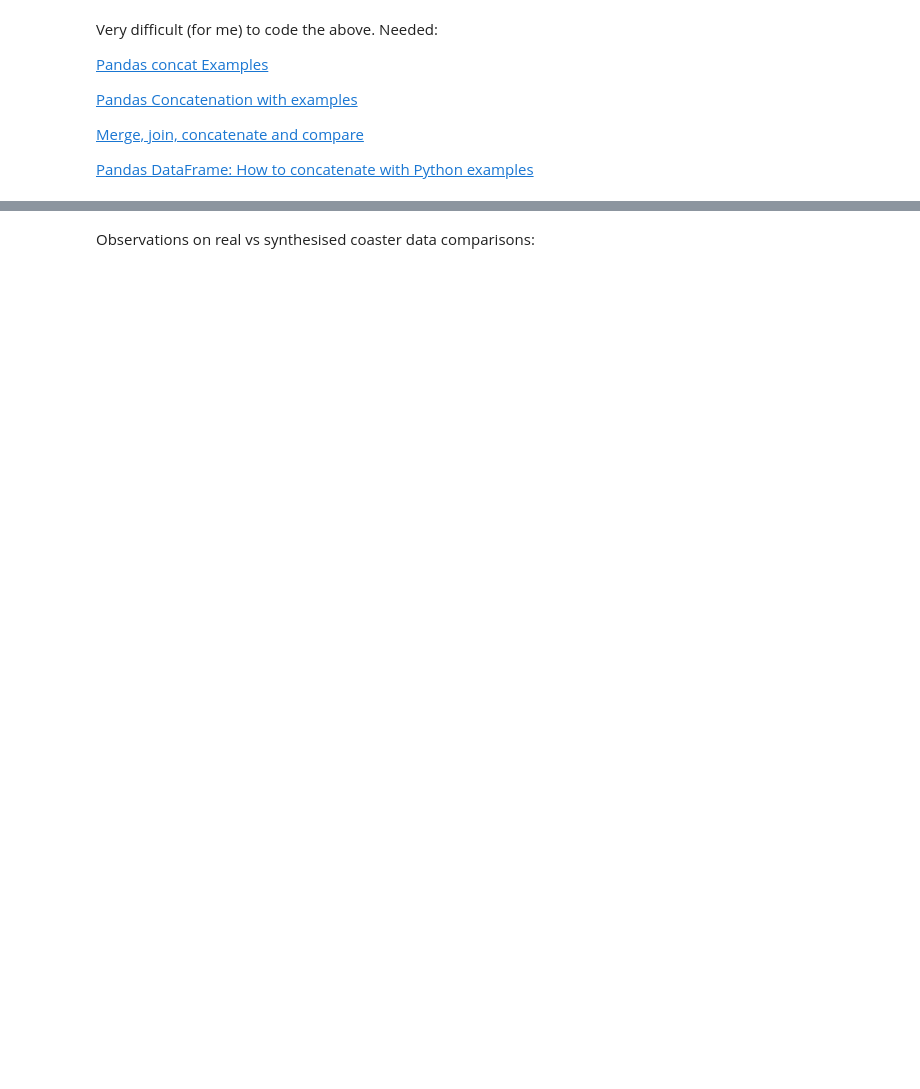
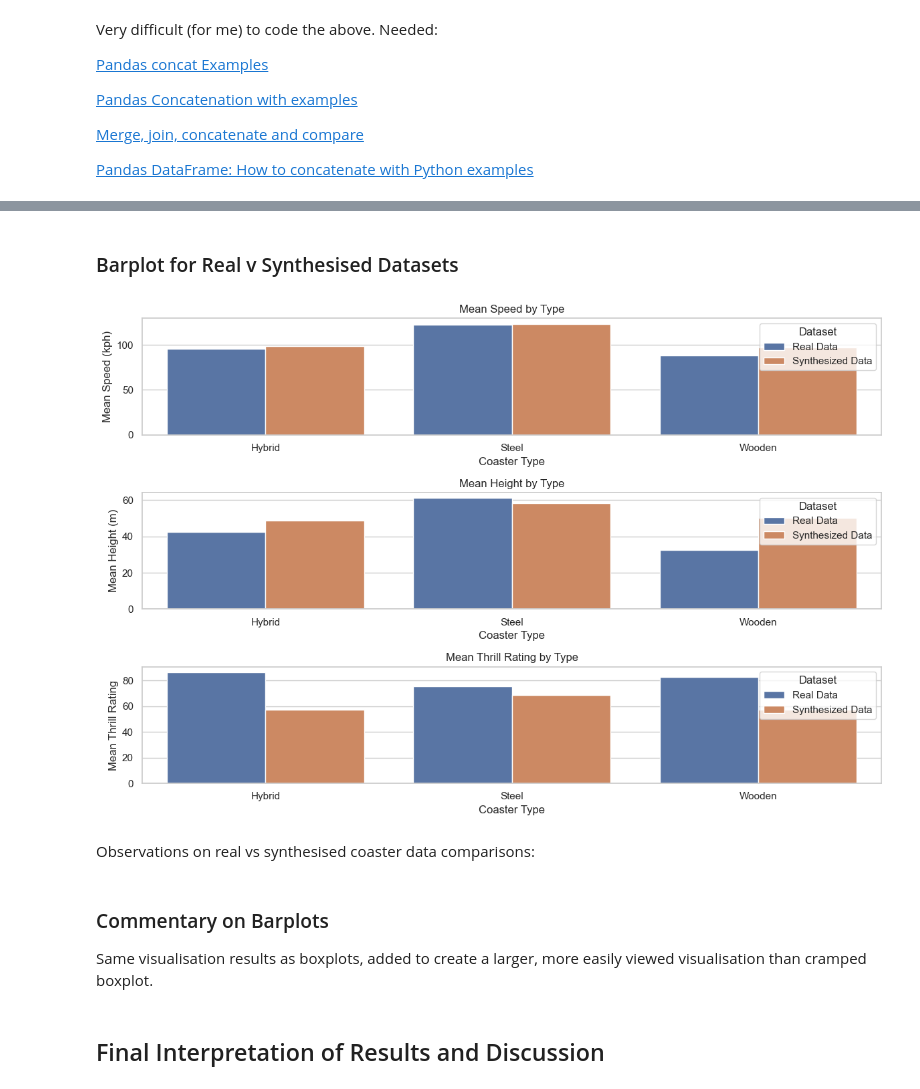
Before and after one commit to Gerbs2193/Programming-for-Data-Analytics, a Jupyter notebook: project.ipynb/project.ipynb, the cells around one changed output, grey strips where cells are left out. Cells and saved outputs as stored; diff of their text form; code cells hidden in the pictures; blank space fills up the shorter version.

```diff
--- a/project.ipynb/project.ipynb
+++ b/project.ipynb/project.ipynb
@@ -646,2 +679,50 @@ Very difficult (for me) to code the above. Needed:
+# %% [markdown]
+### Barplot for Real v Synthesised Datasets
+# %%
+import pandas as pd
+import seaborn as sns
+import matplotlib.pyplot as plt
+
+
+real_data = pd.read_csv('realcoasterdata.csv')
+
+# Calculate the mean by type for real data
+mean_speed_height_thrill_real = real_data.groupby('Type').agg({'Speed (kph)': 'mean', 'Height (m)': 'mean', 'Thrill Rating': 'mean'}).reset_index()
+mean_speed_height_thrill_real['Dataset'] = 'Real Data'
+
+synthesized_data = pd.read_csv('coasterss.csv')
+
+
+mean_speed_height_thrill_synthesized = synthesized_data.groupby('Type').agg({'Speed (kph)': 'mean', 'Height (m)': 'mean', 'Thrill Rating': 'mean'}).reset_index()
+mean_speed_height_thrill_synthesized['Dataset'] = 'Synthesized Data'
+mean_by_type = pd.concat([mean_speed_height_thrill_real, mean_speed_height_thrill_synthesized])
+
+plt.figure(figsize=(12, 8))
+
+# Speed
+plt.subplot(3, 1, 1)
+sns.barplot(x='Type', y='Speed (kph)', hue='Dataset', data=mean_by_type)
+plt.title('Mean Speed by Type')
+plt.xlabel('Coaster Type')
+plt.ylabel('Mean Speed (kph)')
+
+# Bar plotmean Height
+plt.subplot(3, 1, 2)
+sns.barplot(x='Type', y='Height (m)', hue='Dataset', data=mean_by_type)
+plt.title('Mean Height by Type')
+plt.xlabel('Coaster Type')
+plt.ylabel('Mean Height (m)')
+
+# Mean Thrill Rating
+plt.subplot(3, 1, 3)
+sns.barplot(x='Type', y='Thrill Rating', hue='Dataset', data=mean_by_type)
+plt.title('Mean Thrill Rating by Type')
+plt.xlabel('Coaster Type')
+plt.ylabel('Mean Thrill Rating')
+
+plt.tight_layout()
+plt.show()
+# %% [output]
+[figure, added]
 # %% [markdown]
 Observations on real vs synthesised coaster data comparisons:
@@ -678,0 +729,5 @@ coasters.to_csv('synthesized_coasters.csv', index=False)
+# %% [markdown]
+### Commentary on Barplots
+Same visualisation results as boxplots, added to create a larger, more easily viewed visualisation than cramped boxplot.
+# %% [markdown]
+## Final Interpretation of Results and Discussion
```
Also changed, not shown: parts of 29 cells of this notebook, 2 other files.
